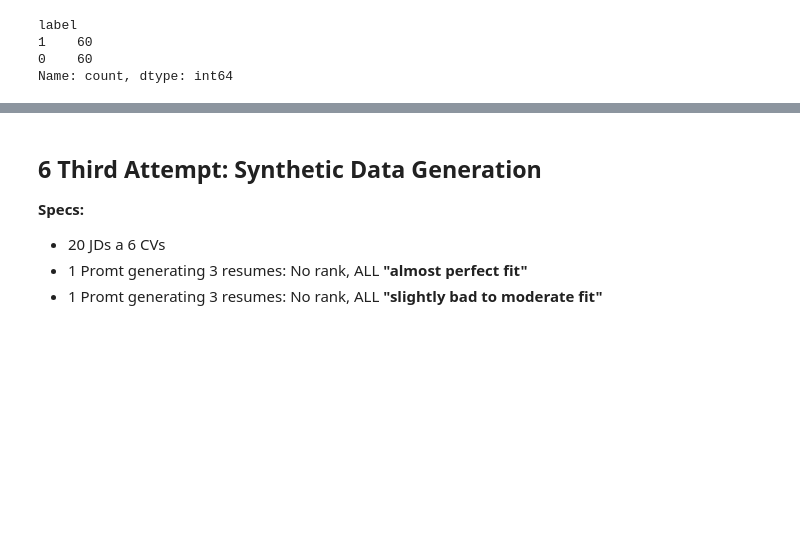
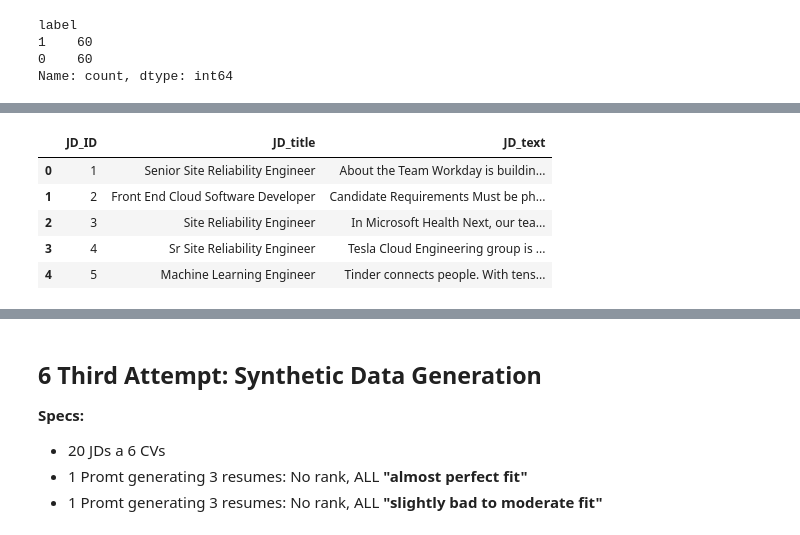
Before and after one commit to Tim60161/workproject_matching_algo, a Jupyter notebook: synthetic_data_binary.ipynb, the cells around one changed output, grey strips where cells are left out. Saved outputs shown, nothing was run; the diff lists cells and outputs as text; code cells hidden in the pictures; blank space fills up the shorter version.

```diff
--- a/synthetic_data_binary.ipynb
+++ b/synthetic_data_binary.ipynb
@@ -2294,0 +2310,16 @@ df_synth_data_2_test.to_csv("/Users/timg/Desktop/Workproject/my_fork/workproject
+# %%
+# Create a new DataFrame with unique job descriptions
+df_job_descriptions_100 = df_synth_data[['JD_ID', 'JD_title', 'JD_text']].drop_duplicates(subset=['JD_ID'])
+
+# Reset the index for the resulting DataFrame
+df_job_descriptions_100 = df_job_descriptions_100.reset_index(drop=True)
+
+# Display the first few rows of the resulting DataFrame
+df_job_descriptions_100.head()
+# %% [output]
+|  | JD_ID | JD_title | JD_text |
+| 0 | 1 | Senior Site Reliability Engineer | About the Team Workday is buildin... |
+| 1 | 2 | Front End Cloud Software Developer | Candidate Requirements Must be ph... |
+| 2 | 3 | Site Reliability Engineer | In Microsoft Health Next, our tea... |
+| 3 | 4 | Sr Site Reliability Engineer | Tesla Cloud Engineering group is ... |
+| 4 | 5 | Machine Learning Engineer | Tinder connects people. With tens... |
```
Also changed, not shown: parts of 18 cells of this notebook, 1 other file.
